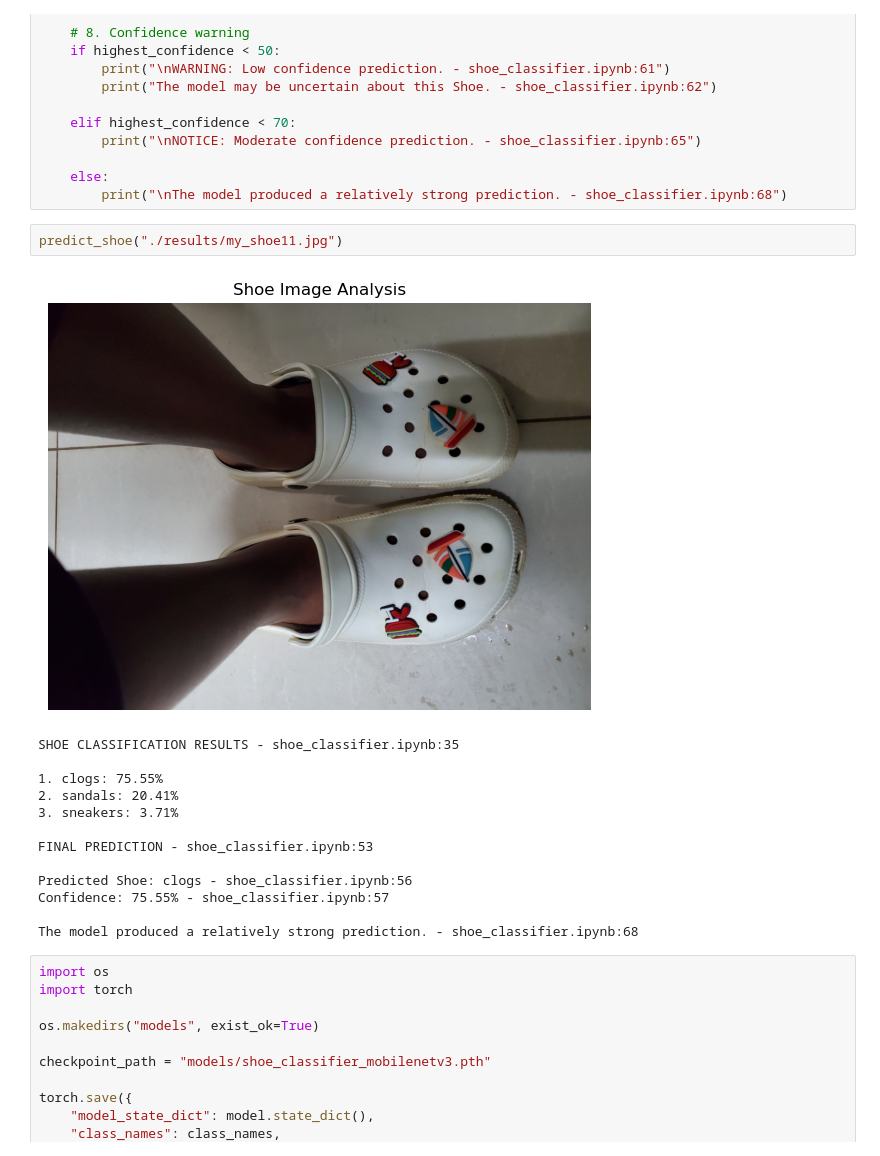
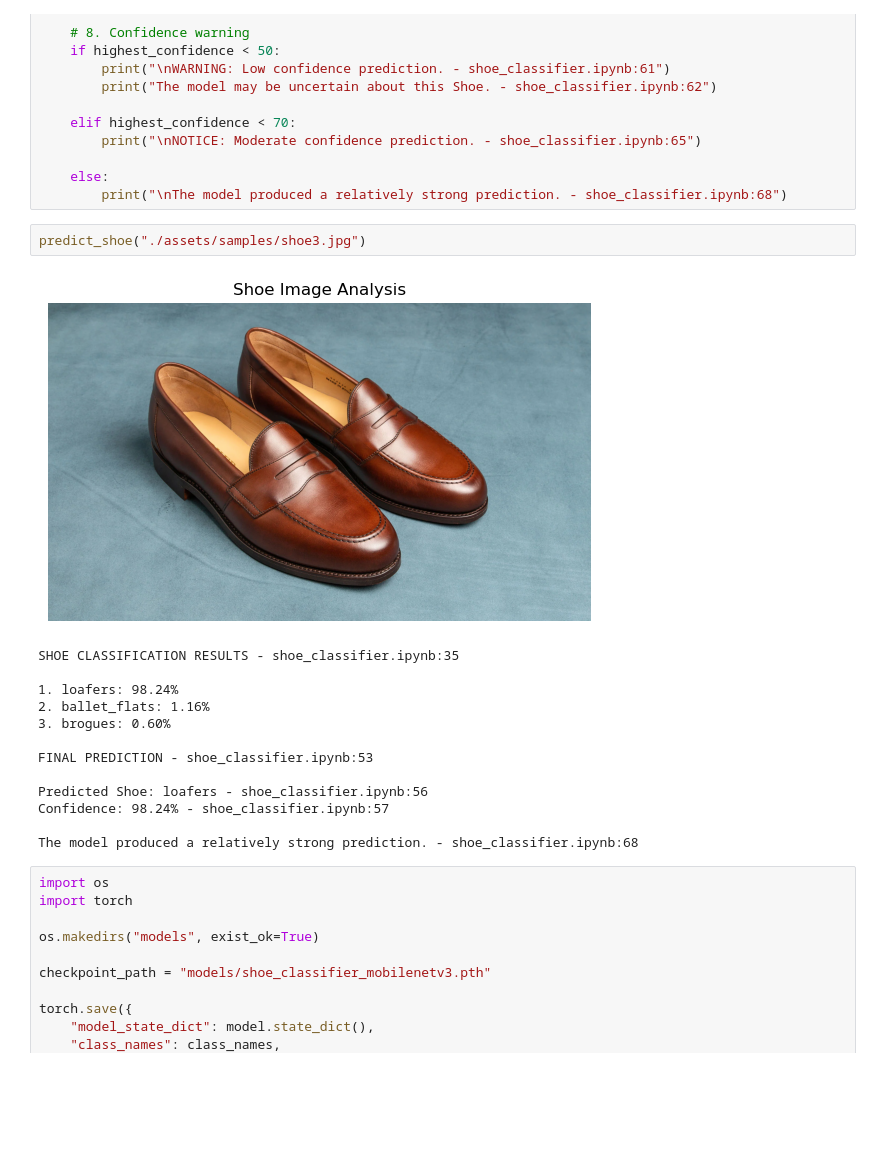
Before and after one commit to CodeCrafterMwila/ICD311_Shoe_Classifier, a Jupyter notebook: shoe_classifier.ipynb, the cells around one changed output. Cells and saved outputs as stored; diff of their text form; blank space fills up the shorter version.

```diff
--- a/shoe_classifier.ipynb
+++ b/shoe_classifier.ipynb
@@ -988,19 +988,19 @@ def predict_shoe(image_path):
     else:
         print("\nThe model produced a relatively strong prediction. - shoe_classifier.ipynb:68")
 # %%
-predict_shoe("./results/my_shoe11.jpg")
+predict_shoe("./assets/samples/shoe3.jpg")
 # %% [output]
-[figure, old version]
+[figure, new version]
 SHOE CLASSIFICATION RESULTS - shoe_classifier.ipynb:35
 
-1. clogs: 75.55%
-2. sandals: 20.41%
-3. sneakers: 3.71%
+1. loafers: 98.24%
+2. ballet_flats: 1.16%
+3. brogues: 0.60%
 
 FINAL PREDICTION - shoe_classifier.ipynb:53
 
-Predicted Shoe: clogs - shoe_classifier.ipynb:56
-Confidence: 75.55% - shoe_classifier.ipynb:57
+Predicted Shoe: loafers - shoe_classifier.ipynb:56
+Confidence: 98.24% - shoe_classifier.ipynb:57
 
 The model produced a relatively strong prediction. - shoe_classifier.ipynb:68
 # %%
```
Also changed, not shown: parts of 3 cells of this notebook, 3 other files.
